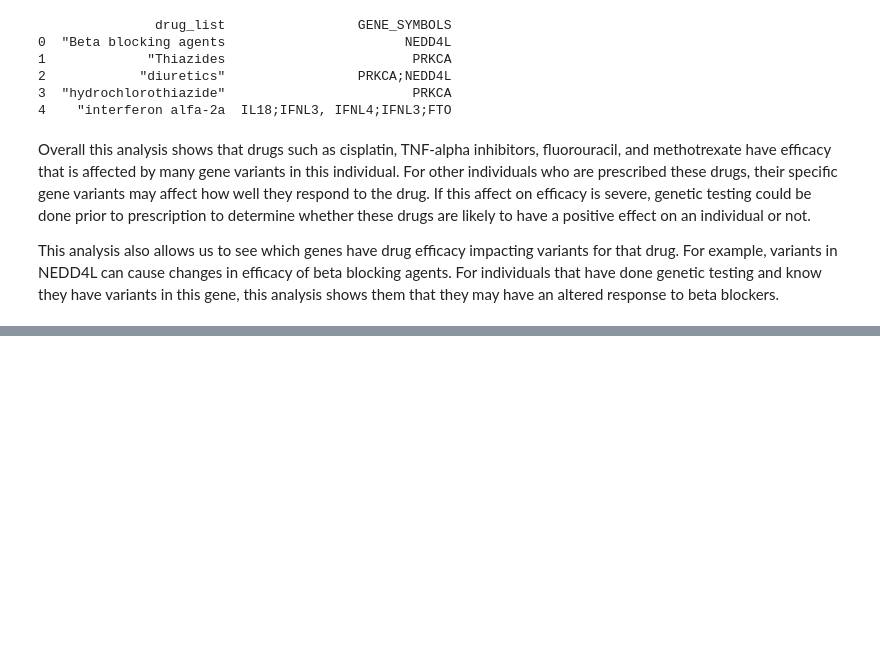
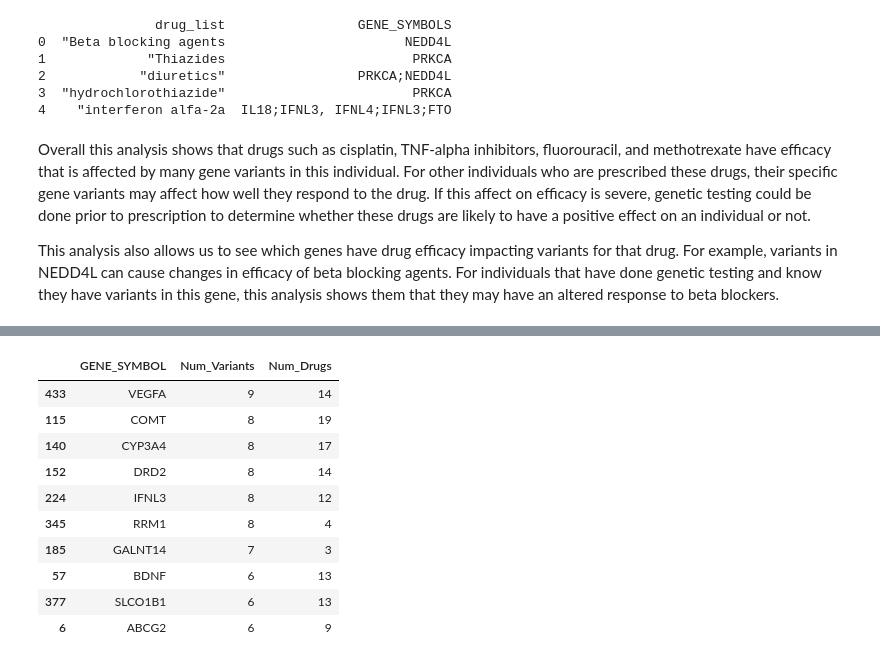
Before and after one commit to GSYH/Team-4_Project-1, a Jupyter notebook: Drug annotation of 23andme.ipynb, the cells around one changed output, grey strips where cells are left out. Drawn from its saved outputs; the diff is of its cells as text; code cells hidden in the pictures; blank space fills up the shorter version.

```diff
--- a/Drug annotation of 23andme.ipynb
+++ b/Drug annotation of 23andme.ipynb
@@ -324,0 +337,11 @@ This analysis also allows us to see which genes have drug efficacy impacting var
+# %%
+#Count number of significant variants per gene
+df_map = pd.read_csv("23andme_PharmGKB_map.tsv", sep="\t", dtype=str)
+variant_counts = (
+    df_map.groupby("GENE_SYMBOL")["dbSNP_ID"]
+    .nunique()
+    .reset_index()
+    .rename(columns={"dbSNP_ID": "Num_Variants"})
+)
+
+variant_counts.sort_values("Num_Variants", ascending=False).head(10)
@@ -324,0 +382,20 @@ This analysis also allows us to see which genes have drug efficacy impacting var
+# %%
+#Combine variant counts + drug counts
+gene_summary = pd.merge(variant_counts, drug_counts, on="GENE_SYMBOL")
+gene_summary = gene_summary.sort_values(
+    ["Num_Variants", "Num_Drugs"], ascending=False
+)
+
+gene_summary.head(10)
+# %% [output]
+|  | GENE_SYMBOL | Num_Variants | Num_Drugs |
+| 433 | VEGFA | 9 | 14 |
+| 115 | COMT | 8 | 19 |
+| 140 | CYP3A4 | 8 | 17 |
+| 152 | DRD2 | 8 | 14 |
+| 224 | IFNL3 | 8 | 12 |
+| 345 | RRM1 | 8 | 4 |
+| 185 | GALNT14 | 7 | 3 |
+| 57 | BDNF | 6 | 13 |
+| 377 | SLCO1B1 | 6 | 13 |
+| 6 | ABCG2 | 6 | 9 |
```
Also changed, not shown: parts of 12 cells of this notebook, 1 other file.
